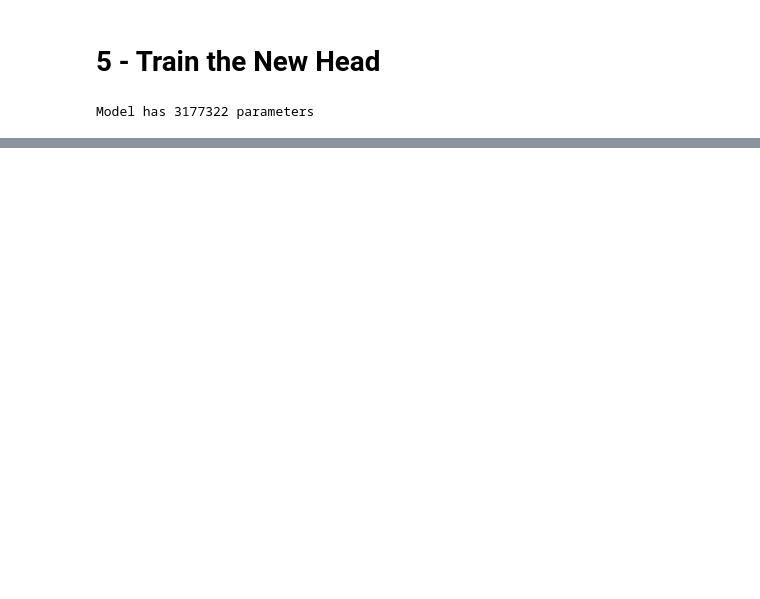
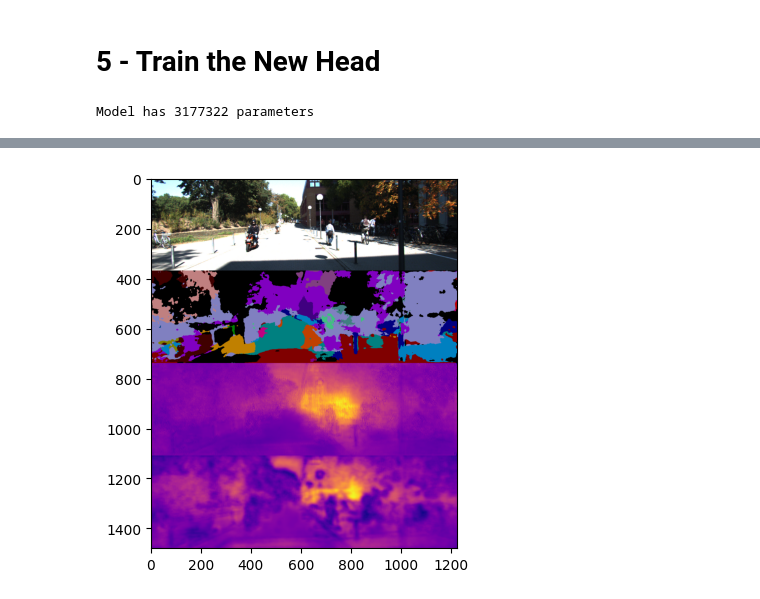
Before and after one commit to holestine/hydranets_course, a Jupyter notebook: MTL_Add_DepthHead.ipynb, the cells around one changed output, grey strips where cells are left out. Cells and saved outputs as stored; diff of their text form; code cells hidden in the pictures; blank space fills up the shorter version.

```diff
--- a/MTL_Add_DepthHead.ipynb
+++ b/MTL_Add_DepthHead.ipynb
@@ -805,0 +820,7 @@ Epoch 0
+# %%
+depth1, segm, depth2 = pipeline(img)
+new_img = np.vstack((img, segm, depth_to_rgb(depth1), depth_to_rgb(depth2)))
+plt.imshow(new_img)
+plt.show()
+# %% [output]
+[figure, added]
```
Also changed, not shown: parts of 11 cells of this notebook.
